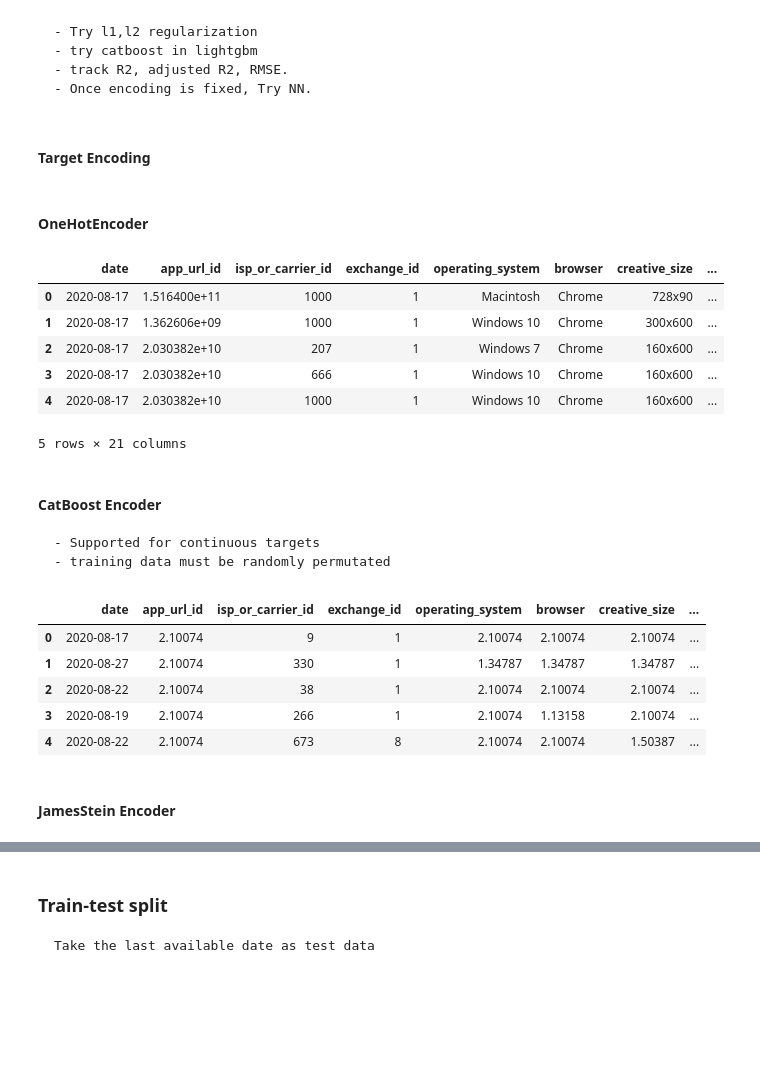
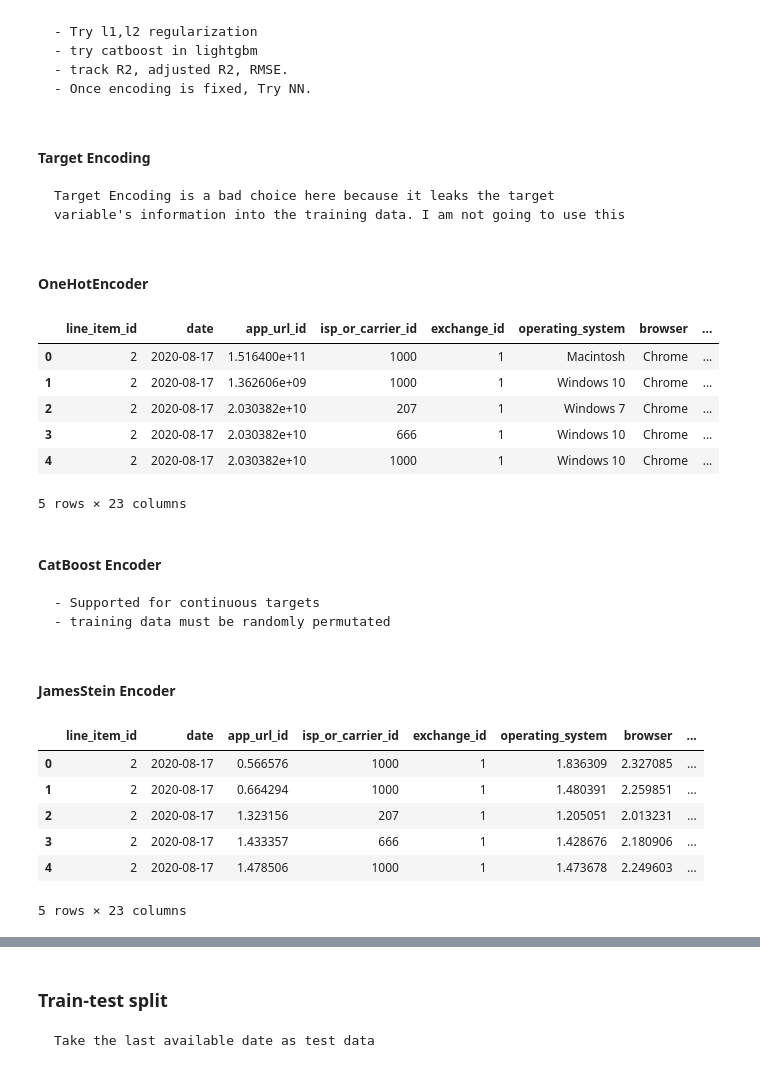
Before and after one commit to shiva-kumarj/CPM-prediction-with-MiQ, a Jupyter notebook: code/CPM_model training.ipynb, the cells around one changed output, grey strips where cells are left out. Drawn from its saved outputs; the diff is of its cells as text; code cells hidden in the pictures; blank space fills up the shorter version.

```diff
--- a/code/CPM_model training.ipynb
+++ b/code/CPM_model training.ipynb
@@ -51,8 +51,10 @@ df.head()
     - try catboost in lightgbm
     - track R2, adjusted R2, RMSE.
     - Once encoding is fixed, Try NN.
-# %% [markdown]
-#### Target Encoding
+# %% [markdown]
+#### Target Encoding
+    Target Encoding is a bad choice here because it leaks the target
+    variable's information into the training data. I am not going to use this
 # %%
 #def target_encoder(df_temp, target, categorical, encoder):
 # Target Encoding
@@ -78,22 +80,22 @@ df_temp.head()
 # %%
 from category_encoders import OneHotEncoder
 df_temp = df.copy()
-df_temp.drop(['line_item_id', 'io_id'], axis = 1, inplace = True)
+#df_temp.drop(['line_item_id', 'io_id'], axis = 1, inplace = True)
 
 features = ['device_type', 'day_of_week']
 ohe_encoder = OneHotEncoder(features, )
 ohe_encoded_columns = ohe_encoder.fit_transform(df_temp[features], df_temp['cpm'])
 df_temp[list(ohe_encoded_columns)] = ohe_encoded_columns
 df_temp.drop(features, axis = 1, inplace = True)
 df_temp.head()
 # %% [output]
-|  | date | app_url_id | isp_or_carrier_id | exchange_id | operating_system | browser | creative_size | ... |
-| 0 | 2020-08-17 | 1.516400e+11 | 1000 | 1 | Macintosh | Chrome | 728x90 | ... |
-| 1 | 2020-08-17 | 1.362606e+09 | 1000 | 1 | Windows 10 | Chrome | 300x600 | ... |
-| 2 | 2020-08-17 | 2.030382e+10 | 207 | 1 | Windows 7 | Chrome | 160x600 | ... |
-| 3 | 2020-08-17 | 2.030382e+10 | 666 | 1 | Windows 10 | Chrome | 160x600 | ... |
-| 4 | 2020-08-17 | 2.030382e+10 | 1000 | 1 | Windows 10 | Chrome | 160x600 | ... |
+|  | line_item_id | date | app_url_id | isp_or_carrier_id | exchange_id | operating_system | browser | ... |
+| 0 | 2 | 2020-08-17 | 1.516400e+11 | 1000 | 1 | Macintosh | Chrome | ... |
+| 1 | 2 | 2020-08-17 | 1.362606e+09 | 1000 | 1 | Windows 10 | Chrome | ... |
+| 2 | 2 | 2020-08-17 | 2.030382e+10 | 207 | 1 | Windows 7 | Chrome | ... |
+| 3 | 2 | 2020-08-17 | 2.030382e+10 | 666 | 1 | Windows 10 | Chrome | ... |
+| 4 | 2 | 2020-08-17 | 2.030382e+10 | 1000 | 1 | Windows 10 | Chrome | ... |
-5 rows × 21 columns
+5 rows × 23 columns
 # %% [markdown]
 #### CatBoost Encoder
     - Supported for continuous targets
@@ -128,14 +130,7 @@ df_temp[list(cat_boost_encoded_cols)] = cat_boost_encoded_cols
 
 #df_temp['cpm'] = target
 
-df_temp.head()
+df_temp.info()
-# %% [output]
-|  | date | app_url_id | isp_or_carrier_id | exchange_id | operating_system | browser | creative_size | ... |
-| 0 | 2020-08-17 | 2.10074 | 9 | 1 | 2.10074 | 2.10074 | 2.10074 | ... |
-| 1 | 2020-08-27 | 2.10074 | 330 | 1 | 1.34787 | 1.34787 | 1.34787 | ... |
-| 2 | 2020-08-22 | 2.10074 | 38 | 1 | 2.10074 | 2.10074 | 2.10074 | ... |
-| 3 | 2020-08-19 | 2.10074 | 266 | 1 | 2.10074 | 1.13158 | 2.10074 | ... |
-| 4 | 2020-08-22 | 2.10074 | 673 | 8 | 2.10074 | 2.10074 | 1.50387 | ... |
 # %% [markdown]
 #### JamesStein Encoder
 # %%
@@ -151,7 +146,7 @@ from category_encoders import JamesSteinEncoder
 #df_temp = df_temp.iloc[perm].reset_index(drop = True)
 
 # CatBoostEncoder
-categorical = ['app_url_id', 'operating_system', 'day_of_week',
+categorical = ['app_url_id', 'operating_system',
                'browser','creative_size', 'advertiser_currency']
 
 js_enc = JamesSteinEncoder(cols = categorical,
@@ -163,5 +158,13 @@ js_encoded_cols = js_enc.fit_transform(df_temp[categorical], df_temp['cpm'])
 # Merge encoded columns with original
 df_temp[list(js_encoded_cols)] = js_encoded_cols
 df_temp.head()
+# %% [output]
+|  | line_item_id | date | app_url_id | isp_or_carrier_id | exchange_id | operating_system | browser | ... |
+| 0 | 2 | 2020-08-17 | 0.566576 | 1000 | 1 | 1.836309 | 2.327085 | ... |
+| 1 | 2 | 2020-08-17 | 0.664294 | 1000 | 1 | 1.480391 | 2.259851 | ... |
+| 2 | 2 | 2020-08-17 | 1.323156 | 207 | 1 | 1.205051 | 2.013231 | ... |
+| 3 | 2 | 2020-08-17 | 1.433357 | 666 | 1 | 1.428676 | 2.180906 | ... |
+| 4 | 2 | 2020-08-17 | 1.478506 | 1000 | 1 | 1.473678 | 2.249603 | ... |
+5 rows × 23 columns
 # %%
 df_temp.info()
```
Also changed, not shown: parts of 8 cells of this notebook.
